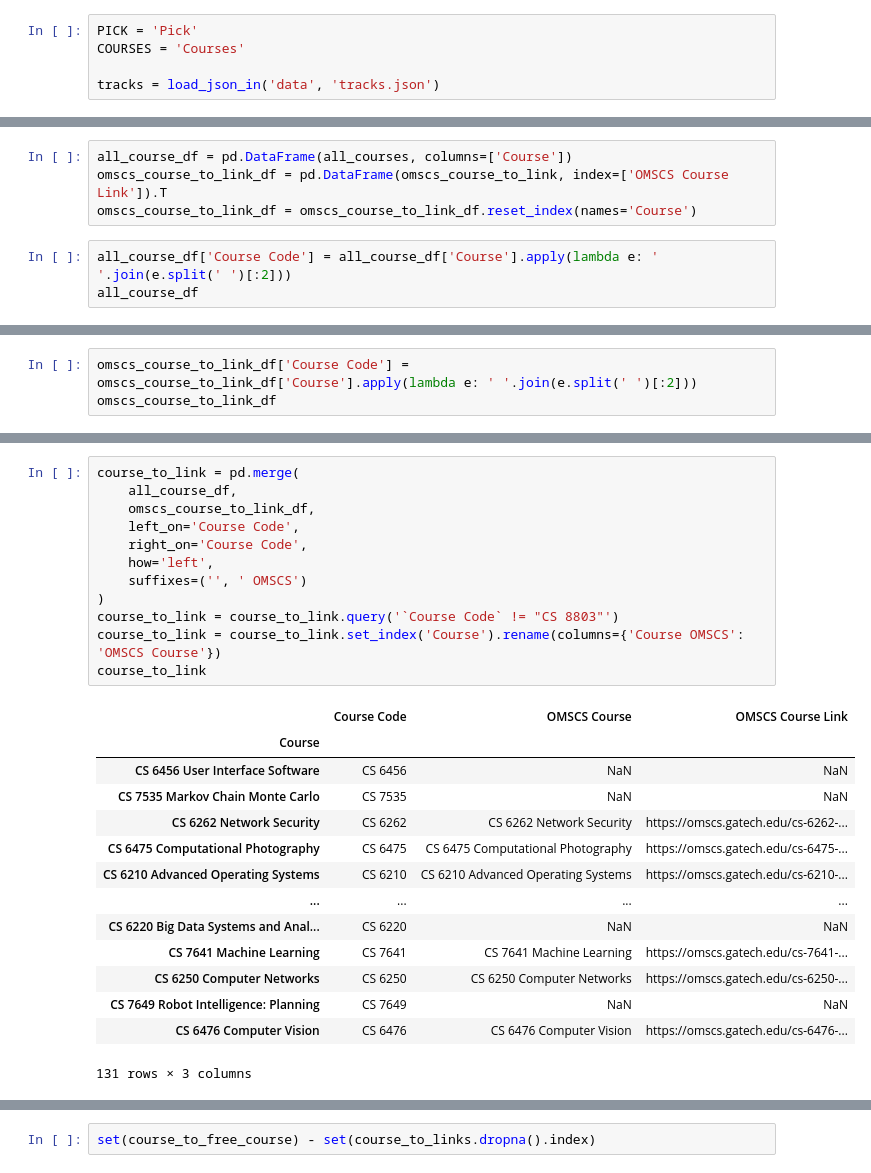
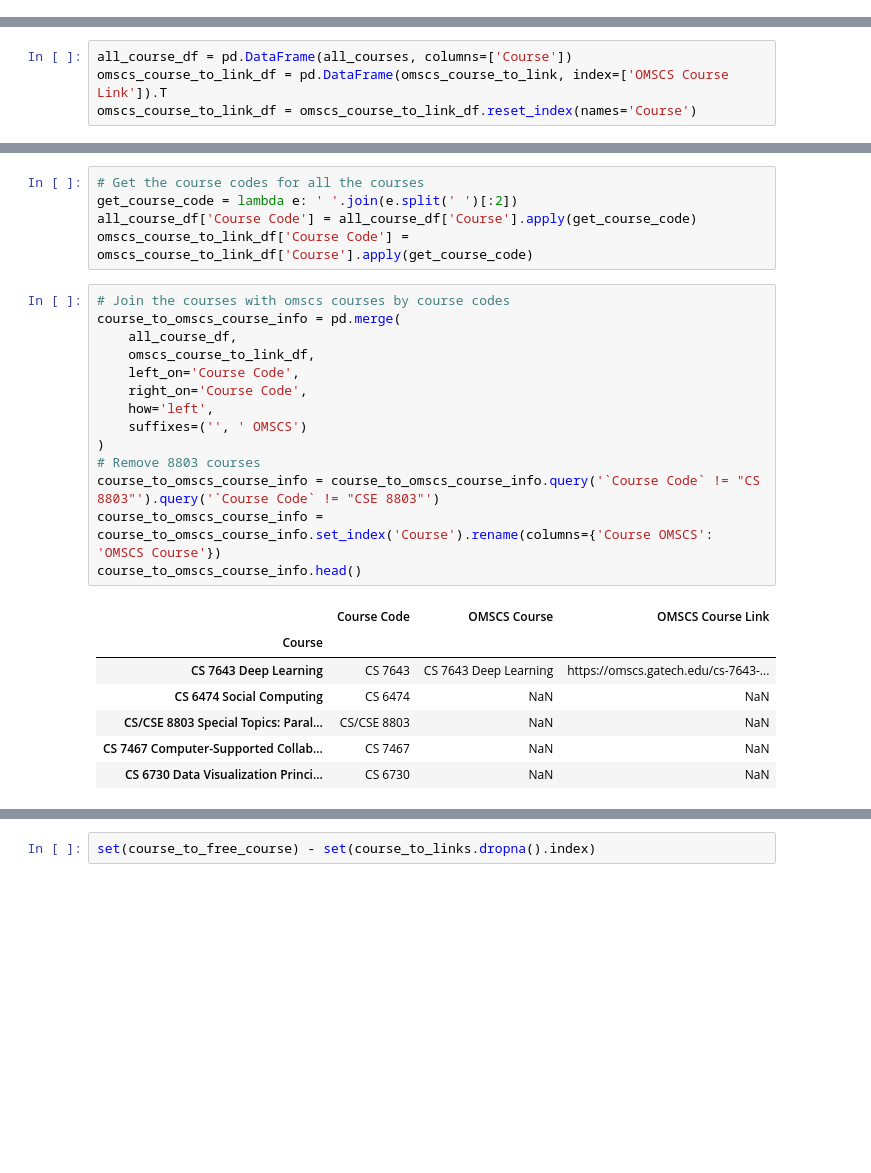
Before and after one commit to zhaoyi3264/gt-mscs, a Jupyter notebook: scrape.ipynb, the cells around one changed output, grey strips where cells are left out. Cells and saved outputs as stored; diff of their text form; blank space fills up the shorter version.

```diff
--- a/scrape.ipynb
+++ b/scrape.ipynb
@@ -156,11 +163,6 @@ len(omscs_course_to_link)
 61
 # %% [markdown]
 # Data Analysis
-# %%
-PICK = 'Pick'
-COURSES = 'Courses'
-
-tracks = load_json_in('data', 'tracks.json')
 # %%
 track_to_type_courses = map_dict_value(tracks, map_dict_value, lambda v: flatten([e[COURSES] for e in v]))
 track_to_courses = map_dict_value(tracks, lambda v: flatten([e[COURSES] for e in flatten(v.values())]))
@@ -321,6 +314,3 @@ course_to_free_course_info
 all_course_df = pd.DataFrame(all_courses, columns=['Course'])
 omscs_course_to_link_df = pd.DataFrame(omscs_course_to_link, index=['OMSCS Course Link']).T
 omscs_course_to_link_df = omscs_course_to_link_df.reset_index(names='Course')
-# %%
-all_course_df['Course Code'] = all_course_df['Course'].apply(lambda e: ' '.join(e.split(' ')[:2]))
-all_course_df
@@ -341,3 +316,0 @@ all_course_df
-# %%
-omscs_course_to_link_df['Course Code'] = omscs_course_to_link_df['Course'].apply(lambda e: ' '.join(e.split(' ')[:2]))
-omscs_course_to_link_df
@@ -358,27 +317,27 @@ omscs_course_to_link_df
+# %%
+# Get the course codes for all the courses
+get_course_code = lambda e: ' '.join(e.split(' ')[:2])
+all_course_df['Course Code'] = all_course_df['Course'].apply(get_course_code)
+omscs_course_to_link_df['Course Code'] = omscs_course_to_link_df['Course'].apply(get_course_code)
 # %%
-course_to_link = pd.merge(
+# Join the courses with omscs courses by course codes
+course_to_omscs_course_info = pd.merge(
     all_course_df,
     omscs_course_to_link_df,
     left_on='Course Code',
     right_on='Course Code',
     how='left',
     suffixes=('', ' OMSCS')
 )
-course_to_link = course_to_link.query('`Course Code` != "CS 8803"')
-course_to_link = course_to_link.set_index('Course').rename(columns={'Course OMSCS': 'OMSCS Course'})
-course_to_link
+# Remove 8803 courses
+course_to_omscs_course_info = course_to_omscs_course_info.query('`Course Code` != "CS 8803"').query('`Course Code` != "CSE 8803"')
+course_to_omscs_course_info = course_to_omscs_course_info.set_index('Course').rename(columns={'Course OMSCS': 'OMSCS Course'})
+course_to_omscs_course_info.head()
 # %% [output]
 |  | Course Code | OMSCS Course | OMSCS Course Link |
 | Course |  |  |  |
-| CS 6456 User Interface Software | CS 6456 | NaN | NaN |
-| CS 7535 Markov Chain Monte Carlo | CS 7535 | NaN | NaN |
-| CS 6262 Network Security | CS 6262 | CS 6262 Network Security | https://omscs.gatech.edu/cs-6262-... |
-| CS 6475 Computational Photography | CS 6475 | CS 6475 Computational Photography | https://omscs.gatech.edu/cs-6475-... |
-| CS 6210 Advanced Operating Systems | CS 6210 | CS 6210 Advanced Operating Systems | https://omscs.gatech.edu/cs-6210-... |
-| ... | ... | ... | ... |
-| CS 6220 Big Data Systems and Anal... | CS 6220 | NaN | NaN |
-| CS 7641 Machine Learning | CS 7641 | CS 7641 Machine Learning | https://omscs.gatech.edu/cs-7641-... |
-| CS 6250 Computer Networks | CS 6250 | CS 6250 Computer Networks | https://omscs.gatech.edu/cs-6250-... |
-| CS 7649 Robot Intelligence: Planning | CS 7649 | NaN | NaN |
-| CS 6476 Computer Vision | CS 6476 | CS 6476 Computer Vision | https://omscs.gatech.edu/cs-6476-... |
+| CS 7643 Deep Learning | CS 7643 | CS 7643 Deep Learning | https://omscs.gatech.edu/cs-7643-... |
+| CS 6474 Social Computing | CS 6474 | NaN | NaN |
+| CS/CSE 8803 Special Topics: Paral... | CS/CSE 8803 | NaN | NaN |
+| CS 7467 Computer-Supported Collab... | CS 7467 | NaN | NaN |
+| CS 6730 Data Visualization Princi... | CS 6730 | NaN | NaN |
-131 rows × 3 columns
```
Also changed, not shown: parts of 25 cells of this notebook, 6 other files.
